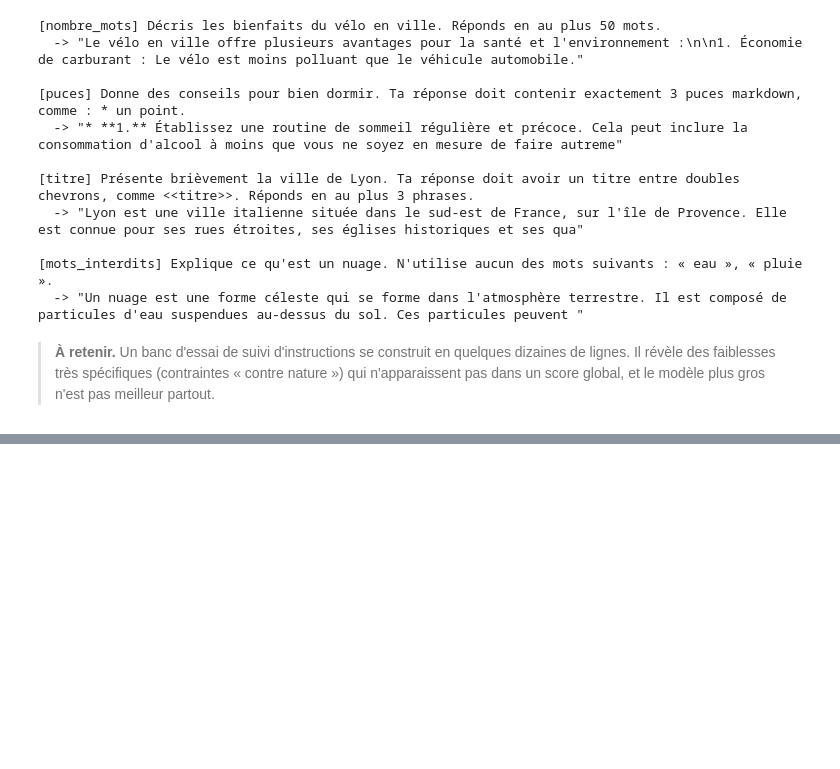
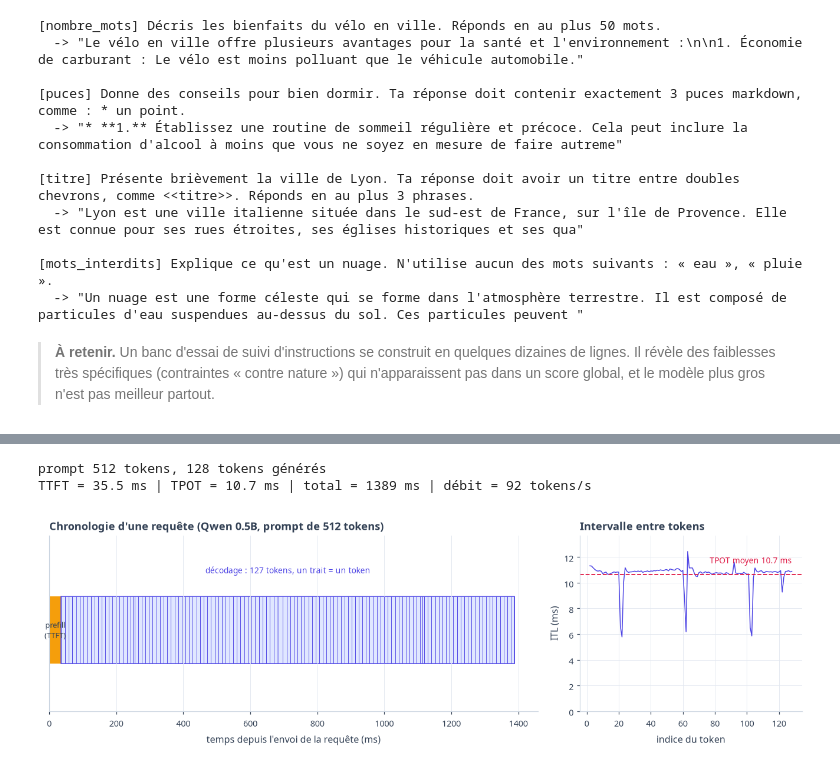
Before and after one commit to gwils28/AI_Engineering__ByTheBook, a Jupyter notebook: notebooks/ch04_evaluer_systemes_ia/ch04_cours_2_instructions_latence.ipynb, the cells around one changed output, grey strips where cells are left out. Drawn from its saved outputs; the diff is of its cells as text; code cells hidden in the pictures; blank space fills up the shorter version.

```diff
--- a/notebooks/ch04_evaluer_systemes_ia/ch04_cours_2_instructions_latence.ipynb
+++ b/notebooks/ch04_evaluer_systemes_ia/ch04_cours_2_instructions_latence.ipynb
@@ -274,0 +411,34 @@ for _, r in fails.iterrows():
+# %%
+tok, _ = llm.load(llm.SMALL)
+texte_long = (" ".join(c4.FACT_CONTEXT for _ in range(400)))
+all_ids = tok(texte_long)["input_ids"]
+for _ in range(3):  # échauffement (compilation des noyaux CUDA, allocation du cache)
+    c4.measure_latency(all_ids[:256], llm.SMALL, max_new_tokens=16)
+r = c4.measure_latency(all_ids[:512], llm.SMALL, max_new_tokens=128)
+print(f"prompt {r.n_prompt} tokens, {r.n_output} tokens générés")
+print(f"TTFT = {r.ttft*1e3:.1f} ms | TPOT = {r.tpot*1e3:.1f} ms | total = {r.total*1e3:.0f} ms "
+      f"| débit = {r.throughput:.0f} tokens/s")
+# %% [output]
+prompt 512 tokens, 128 tokens générés
+TTFT = 35.5 ms | TPOT = 10.7 ms | total = 1389 ms | débit = 92 tokens/s
+# %%
+fig, axes = plt.subplots(1, 2, figsize=(12, 3.8), gridspec_kw=dict(width_ratios=[2.2, 1]))
+t_tokens = r.ttft + np.r_[0, np.cumsum(r.itl)]
+ax = axes[0]
+ax.barh(0, r.ttft * 1e3, color=AMBER, height=0.5)
+ax.text(r.ttft * 1e3 / 2, 0, "prefill\n(TTFT)", ha="center", va="center", fontsize=8.5, color=SLATE)
+ax.barh(0, (r.total - r.ttft) * 1e3, left=r.ttft * 1e3, color=LIGHT[INDIGO], height=0.5, edgecolor=INDIGO)
+ax.vlines(t_tokens * 1e3, -0.25, 0.25, color=INDIGO, lw=0.6)
+ax.text((r.ttft + r.total) / 2 * 1e3, 0.42, f"décodage : {r.n_output - 1} tokens, un trait = un token", ha="center",
+        fontsize=9, color=INDIGO)
+ax.set_yticks([]); ax.set_ylim(-0.6, 0.7); ax.set_xlabel("temps depuis l'envoi de la requête (ms)")
+ax.set_title("Chronologie d'une requête (Qwen 0.5B, prompt de 512 tokens)")
+ax = axes[1]
+ax.plot(np.arange(2, r.n_output + 1), r.itl * 1e3, color=INDIGO, lw=1)
+ax.axhline(r.tpot * 1e3, color=ROSE, ls="--", lw=1.2)
+ax.text(r.n_output, r.tpot * 1e3 * 1.08, f"TPOT moyen {r.tpot*1e3:.1f} ms", ha="right", color=ROSE, fontsize=9)
+ax.set_xlabel("indice du token"); ax.set_ylabel("ITL (ms)"); ax.set_ylim(0, max(r.itl.max() * 1e3 * 1.1, 1))
+ax.set_title("Intervalle entre tokens")
+finish(fig)
+# %% [output]
+[figure, added]
```
Also changed, not shown: parts of 24 cells of this notebook.
